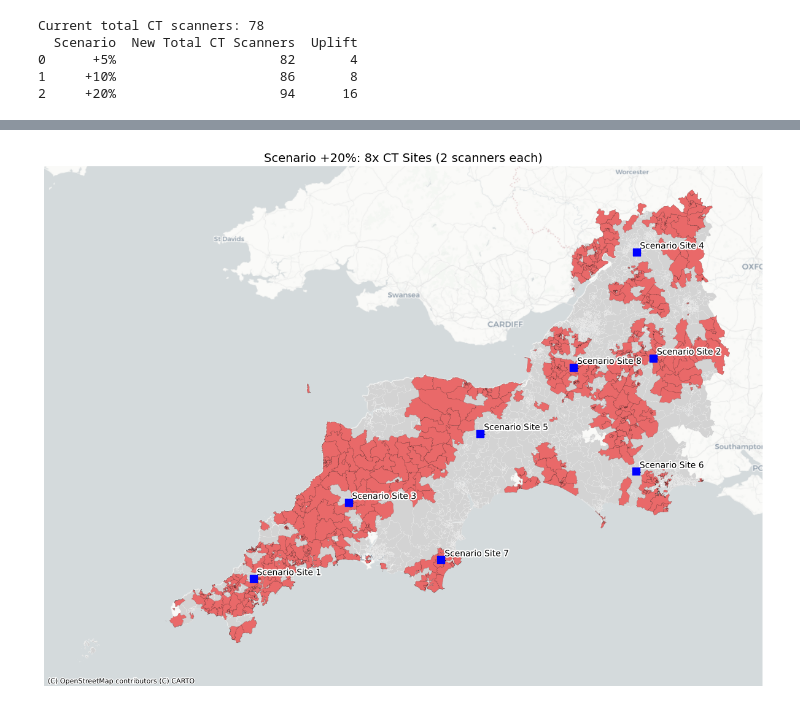
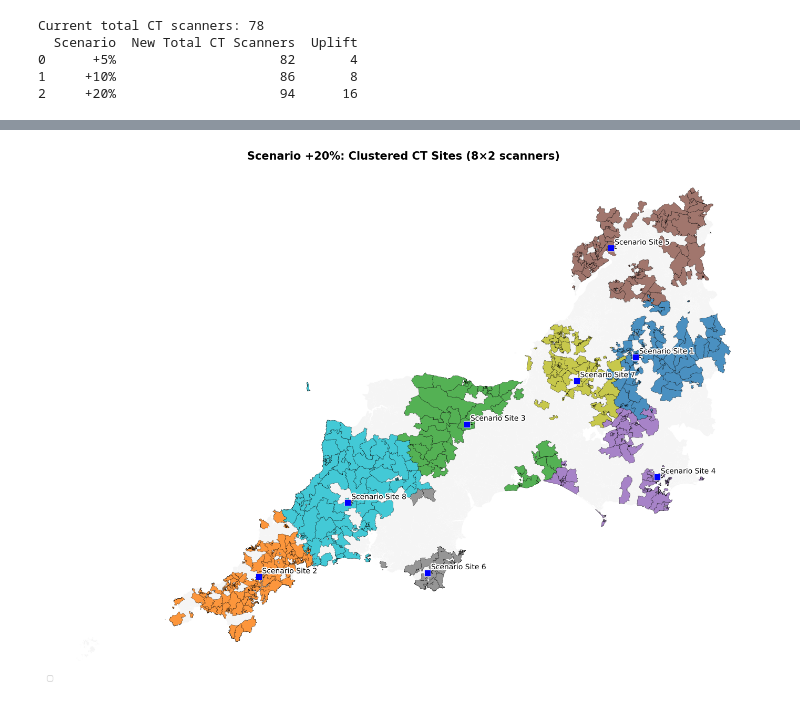
Before and after one commit to RossTylr/diagnostic-modality-demand, a Jupyter notebook: notebooks/05a2_Enhanced_3-Step_Floating_Catchment_Area_Scenario_Modelling.ipynb, the cells around one changed output, grey strips where cells are left out. Saved outputs shown, nothing was run; the diff lists cells and outputs as text; code cells hidden in the pictures.

```diff
--- a/notebooks/05a2_Enhanced_3-Step_Floating_Catchment_Area_Scenario_Modelling.ipynb
+++ b/notebooks/05a2_Enhanced_3-Step_Floating_Catchment_Area_Scenario_Modelling.ipynb
@@ -97,6 +97,7 @@ df_sites_cdc = pd.read_csv(cdc_path)
 
 travel_matrix_path = "/Users/rosstaylor/Downloads/Research Project/Code Folder/diagnostic-modality-demand/diagnostic-modality-demand/data/raw/LSOA_to_LSOA_complete.csv"
 
+gpkg_path_master = os.path.join(raw_dir, "LSOA_5-year_segment_master.gpkg")
 
 # Confirm shapes
 print(f"LSOA GeoDataFrame: {gdf_lsoa.shape}")
@@ -550,51 +628,72 @@ plt.show()
 # %%
 # ----------------------------------------------------------
-# Step 3c – +20% Scenario: 8x CT Sites (2 scanners each)
+# Step 3c – Visualise Scenario +20% with Clusters (Preferred UK Style)
 # ----------------------------------------------------------
 
-import matplotlib.pyplot as plt
-import matplotlib.patheffects as path_effects
+# Config
+config_20 = {"+20%": {"n_clusters": 8, "scanner_allocation": [2] * 8}}
+n_clusters = config_20["+20%"]["n_clusters"]
 
-# Reproject priority LSOAs to EPSG:3857 before clustering
-gdf_priority_proj = gdf_priority.to_crs(epsg=3857).copy()
+# Generate sites
+sites_20pct = generate_clustered_scenario_sites_v3(
+    gdf_priority=gdf_priority,
+    gpkg_path_master=gpkg_path_master,
+    travel_matrix_path=travel_matrix_path,
+    scenario_configs=config_20
+)["+20%"]
 
-# Ensure centroid, x, y columns exist
-if "x" not in gdf_priority_proj.columns or "y" not in gdf_priority_proj.columns:
-    gdf_priority_proj["centroid"] = gdf_priority_proj.geometry.centroid
-    gdf_priority_proj["x"] = gdf_priority_proj["centroid"].x
-    gdf_priority_proj["y"] = gdf_priority_proj["centroid"].y
+# Recluster
+gdf_centroids = gpd.read_file(gpkg_path_master)[["lsoa21cd", "bng_e", "bng_n", "geometry"]]
+gdf_priority_joined = gdf_priority.merge(gdf_centroids, on="lsoa21cd", how="left")
+gdf_priority_joined.set_geometry("geometry_y", inplace=True)
 
-# Define scenario configuration
-config_20 = {"+20%": {"n_clusters": 8, "scanner_allocation": [2] * 8}}
+coords = gdf_priority_joined[["bng_e", "bng_n"]].values
+kmeans = KMeans(n_clusters=n_clusters, random_state=42, n_init=10)
+gdf_priority_joined["cluster"] = kmeans.fit_predict(coords)
 
-# Generate proposed site locations
-sites_20pct = generate_clustered_scenario_sites(gdf_priority_proj, config_20)["+20%"]
+# Reproject
+gdf_lsoa_proj = gdf_lsoa.to_crs(epsg=3857)
+gdf_priority_proj = gdf_priority_joined.to_crs(epsg=3857)
+sites_20pct_proj = sites_20pct.to_crs(epsg=3857)
+sites_20pct_proj["centroid_point"] = sites_20pct["centroid_point"].to_crs(epsg=3857)
 
-# Reproject base and priority LSOAs to EPSG:3857 for plotting
-gdf_base = gdf_lsoa.to_crs(epsg=3857)
-gdf_priority_plot = gdf_priority_proj  # already projected
+# Colour map
+cmap = cm.get_cmap("tab10", n_clusters)
 
 # Plot
-fig, ax = plt.subplots(figsize=(12, 10))
-gdf_base.plot(ax=ax, color="lightgrey", edgecolor="white", linewidth=0.1)
-gdf_priority_plot.plot(ax=ax, color="red", alpha=0.5, edgecolor="black", linewidth=0.2)
+fig, ax = plt.subplots(figsize=(14, 11))
+gdf_lsoa_proj.plot(ax=ax, color="#f5f5f5", edgecolor="white", linewidth=0.1)
 
-# Plot all scenario sites (2 scanners each) as squares
-for _, row in sites_20pct.iterrows():
-    ax.scatter(row.geometry.x, row.geometry.y, marker="s", s=80, color="blue", zorder=5)
+# Plot clusters
+for cluster_id in range(n_clusters):
+    gdf_cluster = gdf_priority_proj[gdf_priority_proj["cluster"] == cluster_id]
+    gdf_cluster.plot(
+        ax=ax,
+        color=mcolors.to_hex(cmap(cluster_id)),
+        edgecolor="black",
+        linewidth=0.3,
+        alpha=0.8,
+        label=f"Cluster {cluster_id + 1}"
+    )
+
+# Plot site markers (squares for 2 scanners)
+for _, row in sites_20pct_proj.iterrows():
+    pt = row["centroid_point"]
+    ax.scatter(pt.x, pt.y, marker="s", s=80, color="blue", edgecolor="white", linewidth=0.5, zorder=5)
     ax.annotate(
         row["Site Name"],
-        xy=(row.geometry.x, row.geometry.y),
-        xytext=(row.geometry.x + 3000, row.geometry.y + 3000),
+        xy=(pt.x, pt.y),
+        xytext=(pt.x + 3000, pt.y + 3000),
         arrowprops=dict(arrowstyle="->", color="black", lw=1),
         fontsize=10,
         path_effects=[path_effects.withStroke(linewidth=3, foreground="white")]
     )
 
-# Add basemap and final plot formatting
-ctx.add_basemap(ax, crs=sites_20pct.crs, source=ctx.providers.CartoDB.Positron)
-ax.set_title("Scenario +20%: 8x CT Sites (2 scanners each)", fontsize=14)
+# Final styling
+ax.set_title("Scenario +20%: Clustered CT Sites (8×2 scanners)", fontsize=15, weight="bold")
 ax.axis("off")
+ax.legend(loc="lower left", frameon=True)
 plt.tight_layout()
+plt.savefig("scenario_20pct_cluster_colours.png", dpi=300, bbox_inches="tight")
 plt.show()
 # %% [output]
@@ -601,3 +701,3 @@ plt.show()
-[figure, old version]
+[figure, new version]
 # %%
 # ----------------------------------------------------------
```
Also changed, not shown: parts of 14 cells of this notebook, 9 other files.
